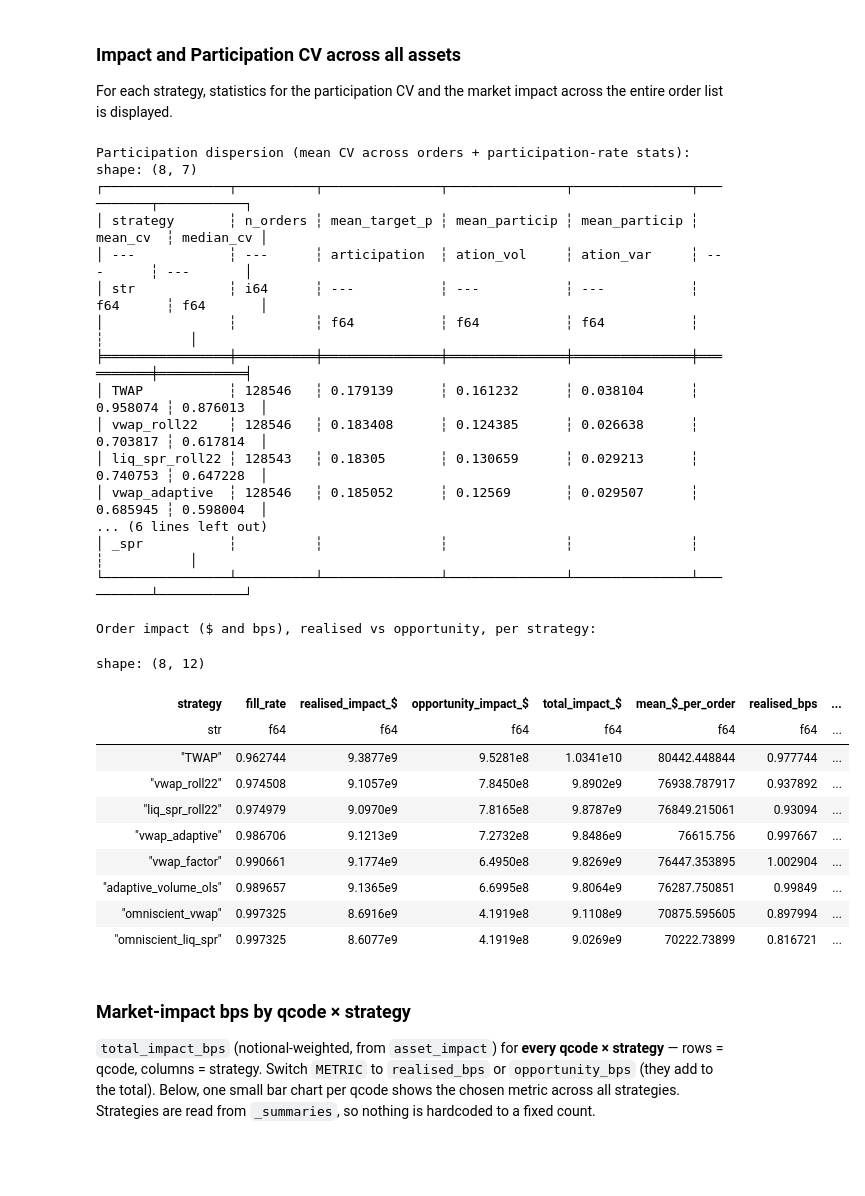
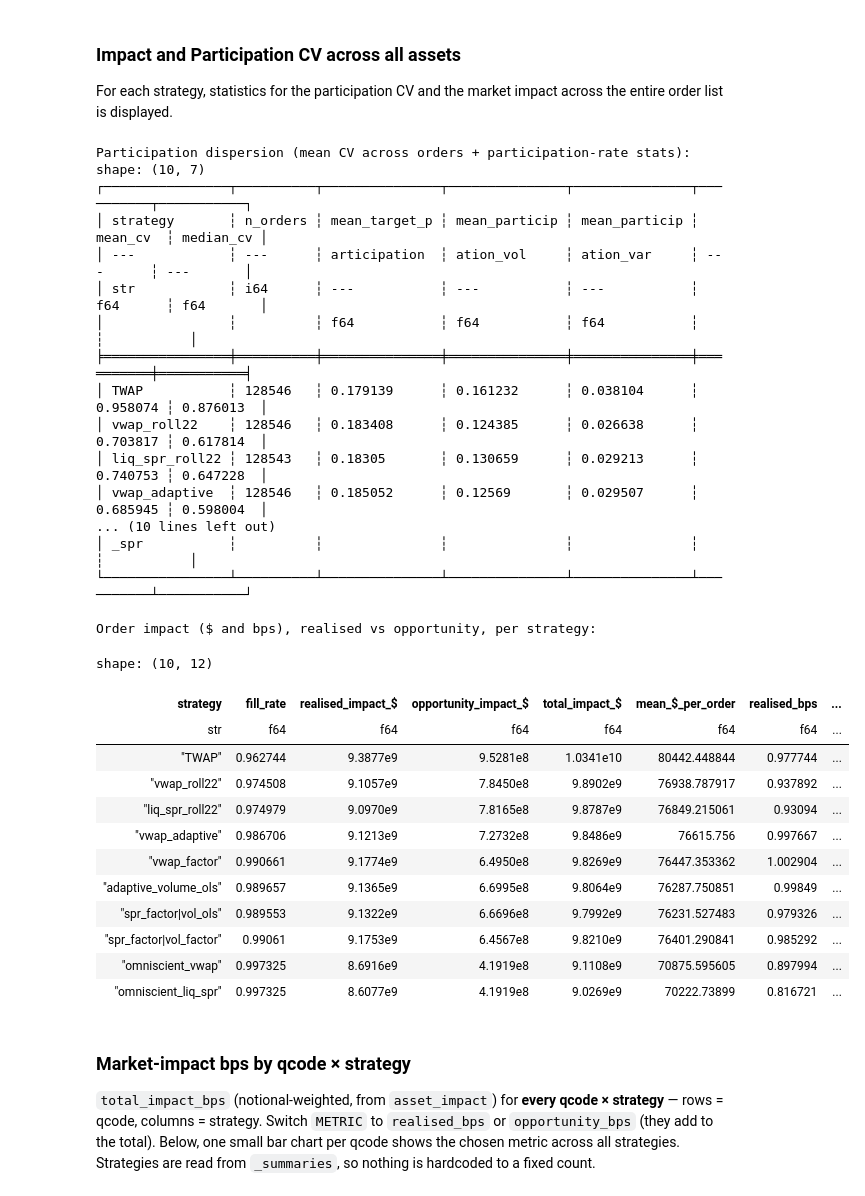
Before and after one commit to qe-internship-lwe/Individual-Project-2, a Jupyter notebook: trade_execution.ipynb, the cells around one changed output. Cells and saved outputs as stored; diff of their text form; code cells hidden in the pictures; blank space fills up the shorter version.

```diff
--- a/trade_execution.ipynb
+++ b/trade_execution.ipynb
@@ -417,8 +438,8 @@ f"rolling curves for {len(curves):,} of {n_keys:,} (qcode, date) order-days"
 # analysis on the trailing LOOKBACK_DAYS (lookahead-free; same day excluded). Done
 # once per order; consumed live by vwap_factor's sequential Kalman update.
 factor_curves = build_factor_curves(full_bins, sample_orders,
-                                    window_days=LOOKBACK_DAYS, n_factors=N_FACTORS)
+                                    window_days=LOOKBACK_DAYS, n_factors=N_FACTORS_VOLUME)
 factor_params = {"curves": factor_curves}
 _nk = sample_orders.select("qcode", "date").n_unique()
-f"factor models for {len(factor_curves):,} of {_nk:,} order-days  (N_FACTORS={N_FACTORS}, lookback={LOOKBACK_DAYS}d)"
+f"factor models for {len(factor_curves):,} of {_nk:,} order-days  (N_FACTORS_VOLUME={N_FACTORS_VOLUME}, lookback={LOOKBACK_DAYS}d)"
 # %% [output]
@@ -432,3 +453,14 @@ ols_params = {"curves": ols_curves}
 f"OLS models for {len(ols_curves):,} of {sample_orders.select('qcode','date').n_unique():,} order-days"
 # %% [output]
 'OLS models for 128,546 of 128,546 order-days'
+# %%
+# K-factor model of intraday LOG-SPREAD deviations per order (spread analogue of the
+# volume factor model above): MLE factor analysis of log(twa_ask - twa_bid) deviations
+# on the trailing LOOKBACK_DAYS, lookahead-free. Consumed live by the dynamic spread x
+# volume strategies below. Intraday spread is more low-rank than volume, so
+# N_FACTORS_SPREAD = 1 already captures most instruments.
+spread_factor_curves = build_spread_factor_curves(full_bins, sample_orders,
+                                                  window_days=LOOKBACK_DAYS, n_factors=N_FACTORS_SPREAD)
+_nk = sample_orders.select("qcode", "date").n_unique()
+f"spread factor models for {len(spread_factor_curves):,} of {_nk:,} order-days  "
+f"(N_FACTORS_SPREAD={N_FACTORS_SPREAD}, lookback={LOOKBACK_DAYS}d)"
@@ -488,3 +522,14 @@ ols_summary_full = summarise_fills(ols_fills_full)
 ols_summary_full.shape
 # %% [output]
 (128546, 33)
+# %%
+# Dynamic spread x volume cost-minimiser -- SPREAD via factor Kalman (spread_factor_curves),
+# VOLUME via pairwise OLS (ols_curves). Schedules the lots still to fill by minimising the
+# fill model's slippage cost over BOTH forecasts (dynamic, spread-aware generalisation of
+# liq_spr_static). Strictly causal; carries forward. ce_adjust shrinks uncertain volume
+# (exp(-r2/4)) and inflates uncertain spread (exp(+r2/2)).
+sprfac_volols_fills_full = run_trade_list(full_bins, sample_orders, trade_list=BUCKET,
+    strategy=spread_factor_vol_ols,
+    strategy_params={"spread_curves": spread_factor_curves, "vol_curves": ols_curves})
+sprfac_volols_summary_full = summarise_fills(sprfac_volols_fills_full)
+sprfac_volols_summary_full.shape
@@ -490,0 +538,9 @@ ols_summary_full.shape
+# %%
+# Same dynamic spread x volume optimiser, but VOLUME is forecast with a factor Kalman
+# (factor_curves, the vwap_factor filter) instead of OLS -- both spread and volume beliefs
+# update on each bin's surprise and feed the cost optimiser over the remaining bins.
+sprfac_volfac_fills_full = run_trade_list(full_bins, sample_orders, trade_list=BUCKET,
+    strategy=spread_factor_vol_factor,
+    strategy_params={"spread_curves": spread_factor_curves, "vol_curves": factor_curves})
+sprfac_volfac_summary_full = summarise_fills(sprfac_volfac_fills_full)
+sprfac_volfac_summary_full.shape
@@ -546,12 +604,14 @@ STRATS = [
     ("vwap_adaptive",      adaptive_summary_full,  "#17becf"),
     ("vwap_factor",        factor_summary_full,    "#e377c2"),
     ("adaptive_volume_ols", ols_summary_full,      "#bcbd22"),
+    ("spr_factor|vol_ols",  sprfac_volols_summary_full, "#393b79"),
+    ("spr_factor|vol_factor", sprfac_volfac_summary_full, "#8c6d31"),
     ("omniscient_vwap",    omnivwap_summary_full,  "#9467bd"),
     ("omniscient_liq_spr", omnilqs_summary_full,   "#8c564b"),
     # ("omniscient",       omni_summary_full,      "#d62728"),  # full lookahead incl. DRIFT — uncomment after running its cell
 ]
 
-pl.Config.set_tbl_rows(40)   # show all 32 rows (8 strategies x 4 components)
+pl.Config.set_tbl_rows(60)   # show all rows (10 strategies x 4 components)
 
 _summaries_local = [
     ("TWAP",               twap_summary_full),
@@ -560,6 +620,8 @@ _summaries_local = [
     ("vwap_adaptive",      adaptive_summary_full),
     ("vwap_factor",        factor_summary_full),
     ("adaptive_volume_ols", ols_summary_full),
+    ("spr_factor|vol_ols",  sprfac_volols_summary_full),
+    ("spr_factor|vol_factor", sprfac_volfac_summary_full),
     ("omniscient_vwap",    omnivwap_summary_full),
     ("omniscient_liq_spr", omnilqs_summary_full),
 ]
@@ -597,44 +659,48 @@ _fills = [
     ("vwap_adaptive",      adaptive_fills_full),
     ("vwap_factor",        factor_fills_full),
     ("adaptive_volume_ols", ols_fills_full),
+    ("spr_factor|vol_ols",  sprfac_volols_fills_full),
+    ("spr_factor|vol_factor", sprfac_volfac_fills_full),
     ("omniscient_vwap",    omnivwap_fills_full),
     ("omniscient_liq_spr", omnilqs_fills_full),
 ]
 participation_table = pl.concat(
     [participation_stats(participation_dispersion(f), nm) for nm, f in _fills]
 )
 print("Participation dispersion (mean CV across orders + participation-rate stats):")
 print(participation_table)
 print()
 print("Order impact ($ and bps), realised vs opportunity, per strategy:")
 impact_table
 # %% [output]
 Participation dispersion (mean CV across orders + participation-rate stats):
-shape: (8, 7)
+shape: (10, 7)
 ┌────────────────┬──────────┬───────────────┬───────────────┬───────────────┬──────────┬───────────┐
 │ strategy       ┆ n_orders ┆ mean_target_p ┆ mean_particip ┆ mean_particip ┆ mean_cv  ┆ median_cv │
 │ ---            ┆ ---      ┆ articipation  ┆ ation_vol     ┆ ation_var     ┆ ---      ┆ ---       │
 │ str            ┆ i64      ┆ ---           ┆ ---           ┆ ---           ┆ f64      ┆ f64       │
 │                ┆          ┆ f64           ┆ f64           ┆ f64           ┆          ┆           │
 ╞════════════════╪══════════╪═══════════════╪═══════════════╪═══════════════╪══════════╪═══════════╡
 │ TWAP           ┆ 128546   ┆ 0.179139      ┆ 0.161232      ┆ 0.038104      ┆ 0.958074 ┆ 0.876013  │
 │ vwap_roll22    ┆ 128546   ┆ 0.183408      ┆ 0.124385      ┆ 0.026638      ┆ 0.703817 ┆ 0.617814  │
 │ liq_spr_roll22 ┆ 128543   ┆ 0.18305       ┆ 0.130659      ┆ 0.029213      ┆ 0.740753 ┆ 0.647228  │
 │ vwap_adaptive  ┆ 128546   ┆ 0.185052      ┆ 0.12569       ┆ 0.029507      ┆ 0.685945 ┆ 0.598004  │
-... (6 lines left out)
+... (10 lines left out)
 │ _spr           ┆          ┆               ┆               ┆               ┆          ┆           │
 └────────────────┴──────────┴───────────────┴───────────────┴───────────────┴──────────┴───────────┘
 
 Order impact ($ and bps), realised vs opportunity, per strategy:
-shape: (8, 12)
+shape: (10, 12)
 | strategy | fill_rate | realised_impact_$ | opportunity_impact_$ | total_impact_$ | mean_$_per_order | realised_bps | ... |
 | str | f64 | f64 | f64 | f64 | f64 | f64 | ... |
 | "TWAP" | 0.962744 | 9.3877e9 | 9.5281e8 | 1.0341e10 | 80442.448844 | 0.977744 | ... |
 | "vwap_roll22" | 0.974508 | 9.1057e9 | 7.8450e8 | 9.8902e9 | 76938.787917 | 0.937892 | ... |
 | "liq_spr_roll22" | 0.974979 | 9.0970e9 | 7.8165e8 | 9.8787e9 | 76849.215061 | 0.93094 | ... |
 | "vwap_adaptive" | 0.986706 | 9.1213e9 | 7.2732e8 | 9.8486e9 | 76615.756 | 0.997667 | ... |
-| "vwap_factor" | 0.990661 | 9.1774e9 | 6.4950e8 | 9.8269e9 | 76447.353895 | 1.002904 | ... |
+| "vwap_factor" | 0.990661 | 9.1774e9 | 6.4950e8 | 9.8269e9 | 76447.353362 | 1.002904 | ... |
 | "adaptive_volume_ols" | 0.989657 | 9.1365e9 | 6.6995e8 | 9.8064e9 | 76287.750851 | 0.99849 | ... |
+| "spr_factor|vol_ols" | 0.989553 | 9.1322e9 | 6.6696e8 | 9.7992e9 | 76231.527483 | 0.979326 | ... |
+| "spr_factor|vol_factor" | 0.99061 | 9.1753e9 | 6.4567e8 | 9.8210e9 | 76401.290841 | 0.985292 | ... |
 | "omniscient_vwap" | 0.997325 | 8.6916e9 | 4.1919e8 | 9.1108e9 | 70875.595605 | 0.897994 | ... |
 | "omniscient_liq_spr" | 0.997325 | 8.6077e9 | 4.1919e8 | 9.0269e9 | 70222.73899 | 0.816721 | ... |
 # %% [markdown]
```
Also changed, not shown: parts of 17 cells of this notebook, 4 other files.
